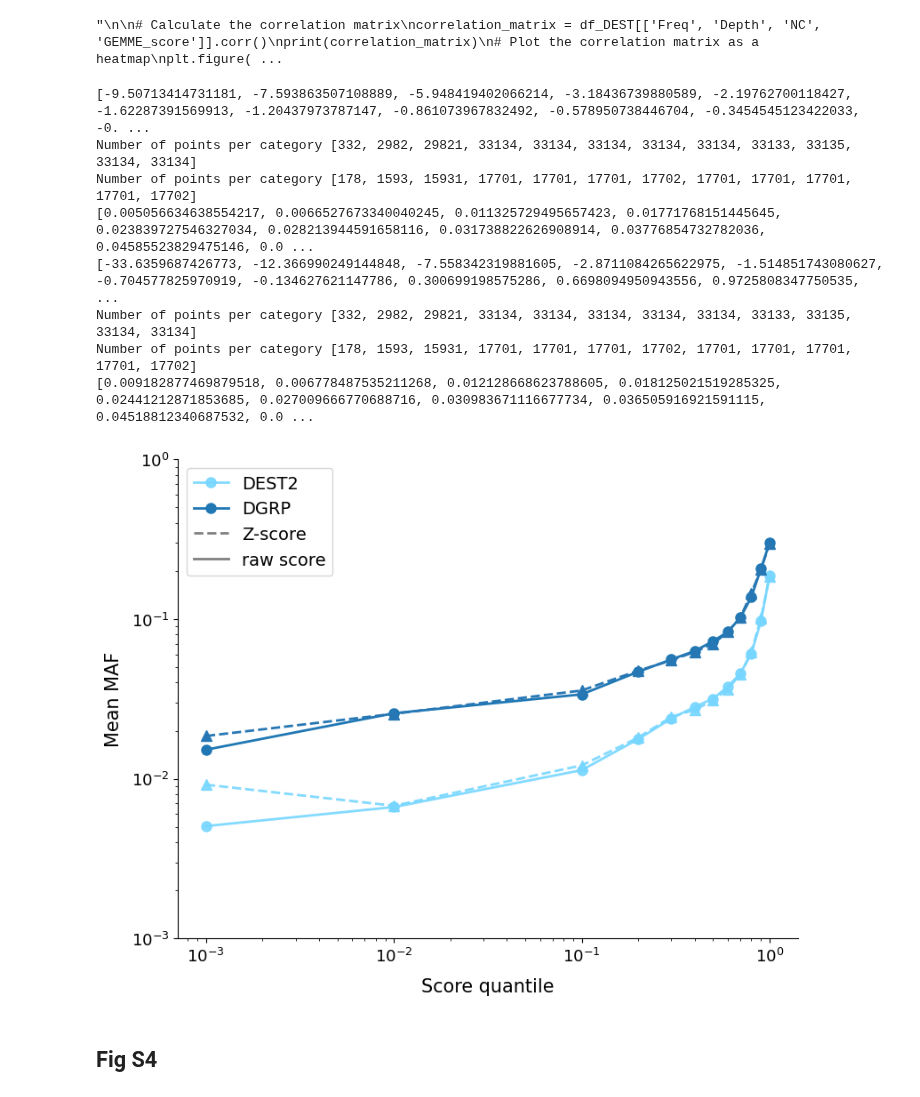
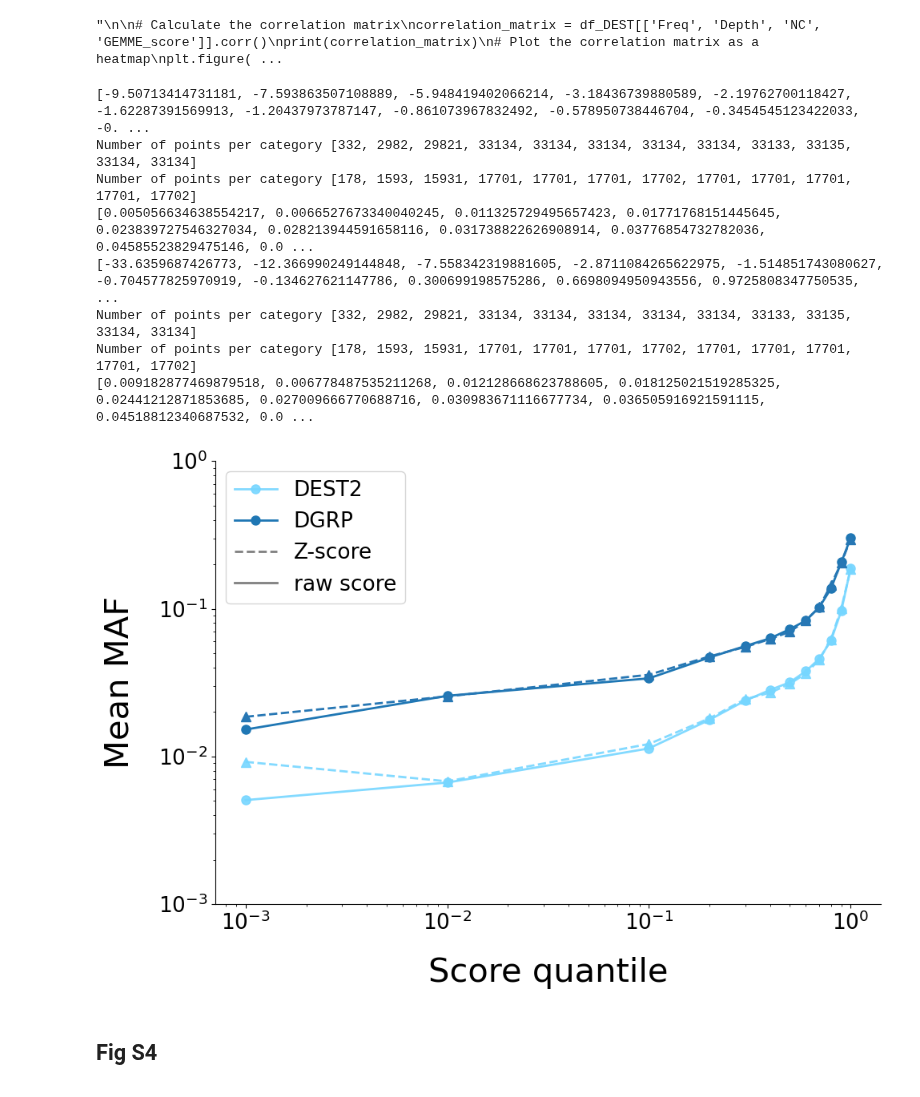
Before and after one commit to abakarovaMarina/ProteoCast, a Jupyter notebook: ProteoCast_scripts/analysis4paper.ipynb, the cells around one changed output. Drawn from its saved outputs; the diff is of its cells as text; code cells hidden in the pictures.

```diff
--- a/ProteoCast_scripts/analysis4paper.ipynb
+++ b/ProteoCast_scripts/analysis4paper.ipynb
@@ -733,6 +1006,7 @@ def MAFanalysis(column, quantiles):
 
     plt.show()
 # %%
+
 quantiles = [0.001,0.01, 0.1, 0.2, 0.3, 0.4, 0.5, 0.6, 0.7, 0.8, 0.9, 1]
 column = 'GEMME_score'
 quantile_bordersDEST = [df_DEST[column].min()] + list(np.quantile(df_DEST[column],quantiles))
@@ -747,7 +1021,7 @@ meanMAN_perbinDGRP = df_DGRP.groupby('category')['MAF_A'].mean()
 print('Number of points per category',  df_DEST.groupby('category')['Freq'].count().tolist())
 print('Number of points per category',  df_DGRP.groupby('category')['MAF_A'].count().tolist())
 print(meanMAN_perbinDEST.tolist(), meanMAN_perbinDGRP.tolist())
-plt.figure(figsize=(9, 7))
+plt.figure(figsize=(10, 7))
 plt.plot(quantiles, meanMAN_perbinDEST, marker='o', label='DEST2', color='#76D6FF', alpha=0.9, markersize=8, linewidth=2)
 plt.plot(quantiles, meanMAN_perbinDGRP, marker='o', label='DGRP', markersize=8, linewidth=2)
 
@@ -766,39 +1040,40 @@ print('Number of points per category',  df_DGRP.groupby('category')['MAF_A'].cou
 print(meanMAN_perbinDEST.tolist(), meanMAN_perbinDGRP.tolist())
 
 plt.plot(quantiles, meanMAN_perbinDEST, '--', marker='^', color='#76D6FF', alpha=0.9, markersize=8, linewidth=2)
 plt.plot(quantiles, meanMAN_perbinDGRP, '--', marker='^',color='#2777B4' , markersize=8, linewidth=2)
 plt.plot([], [], '--',color='grey' , label='Z-score', markersize=9, linewidth=2)
 plt.plot([], [], '-',color='grey' , label='raw score', markersize=9, linewidth=2)
 
 
-plt.ylabel('Mean MAF', fontsize=15, labelpad=7)
-plt.xlabel('Score quantile', fontsize=15, labelpad=10)
+plt.ylabel('Mean MAF', fontsize=30, labelpad=20)
+plt.xlabel('Score quantile', fontsize=30, labelpad=20)
 plt.yscale('log')  # Change the y-scale to logarithmic
 plt.xscale('log')  # Change the x-scale to logarithmic
 plt.grid(False)
-plt.legend(loc='upper left', fontsize=14)
+plt.legend(loc='upper left', fontsize=19)
 # Set custom ticks for x-axis
 
-plt.xticks([ 0.001, 0.01, 0.1, 1], ['$10^{-3}$', '$10^{-2}$','$10^{-1}$','$10^{0}$'], fontsize=13)
+plt.xticks([ 0.001, 0.01, 0.1, 1], ['$10^{-3}$', '$10^{-2}$','$10^{-1}$','$10^{0}$'], fontsize=19)
 
 # Set custom ticks for y-axis (example)
-plt.yticks([0.001, 0.01, 0.1, 1], ['$10^{-3}$', '$10^{-2}$', '$10^{-1}$', '$10^{0}$'], fontsize=13)
+plt.yticks([0.001, 0.01, 0.1, 1], ['$10^{-3}$', '$10^{-2}$', '$10^{-1}$', '$10^{0}$'], fontsize=19)
 
 # Remove top and right borders
 plt.gca().spines['top'].set_visible(False)
 plt.gca().spines['right'].set_visible(False)
+plt.tight_layout()
 plt.savefig(f'{WORK_DIR}/Plots/'+f'MAF_GEMMEscore.jpg', format='jpg', dpi=600)
 plt.show()
 # %% [output]
 [-9.50713414731181, -7.593863507108889, -5.948419402066214, -3.18436739880589, -2.19762700118427, -1.62287391569913, -1.20437973787147, -0.861073967832492, -0.578950738446704, -0.3454545123422033, -0. ...
 Number of points per category [332, 2982, 29821, 33134, 33134, 33134, 33134, 33134, 33133, 33135, 33134, 33134]
 Number of points per category [178, 1593, 15931, 17701, 17701, 17701, 17702, 17701, 17701, 17701, 17701, 17702]
 [0.005056634638554217, 0.0066527673340040245, 0.011325729495657423, 0.01771768151445645, 0.023839727546327034, 0.028213944591658116, 0.031738822626908914, 0.03776854732782036, 0.04585523829475146, 0.0 ...
 [-33.6359687426773, -12.366990249144848, -7.558342319881605, -2.8711084265622975, -1.514851743080627, -0.704577825970919, -0.134627621147786, 0.300699198575286, 0.6698094950943556, 0.9725808347750535, ...
 Number of points per category [332, 2982, 29821, 33134, 33134, 33134, 33134, 33134, 33133, 33135, 33134, 33134]
 Number of points per category [178, 1593, 15931, 17701, 17701, 17701, 17702, 17701, 17701, 17701, 17701, 17702]
 [0.009182877469879518, 0.006778487535211268, 0.012128668623788605, 0.018125021519285325, 0.02441212871853685, 0.027009666770688716, 0.030983671116677734, 0.036505916921591115, 0.04518812340687532, 0.0 ...
-[figure, old version]
+[figure, new version]
 # %% [markdown]
 ## Fig S4
 # %%
```
Also changed, not shown: parts of 64 cells of this notebook, 34 other files.
